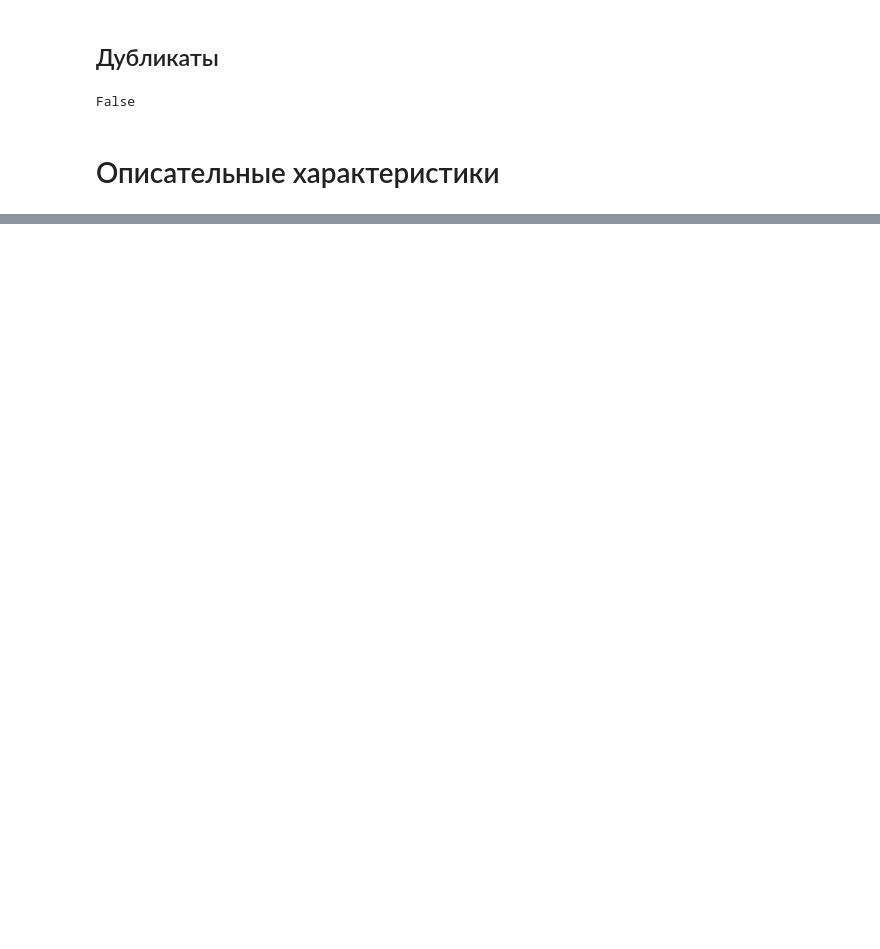
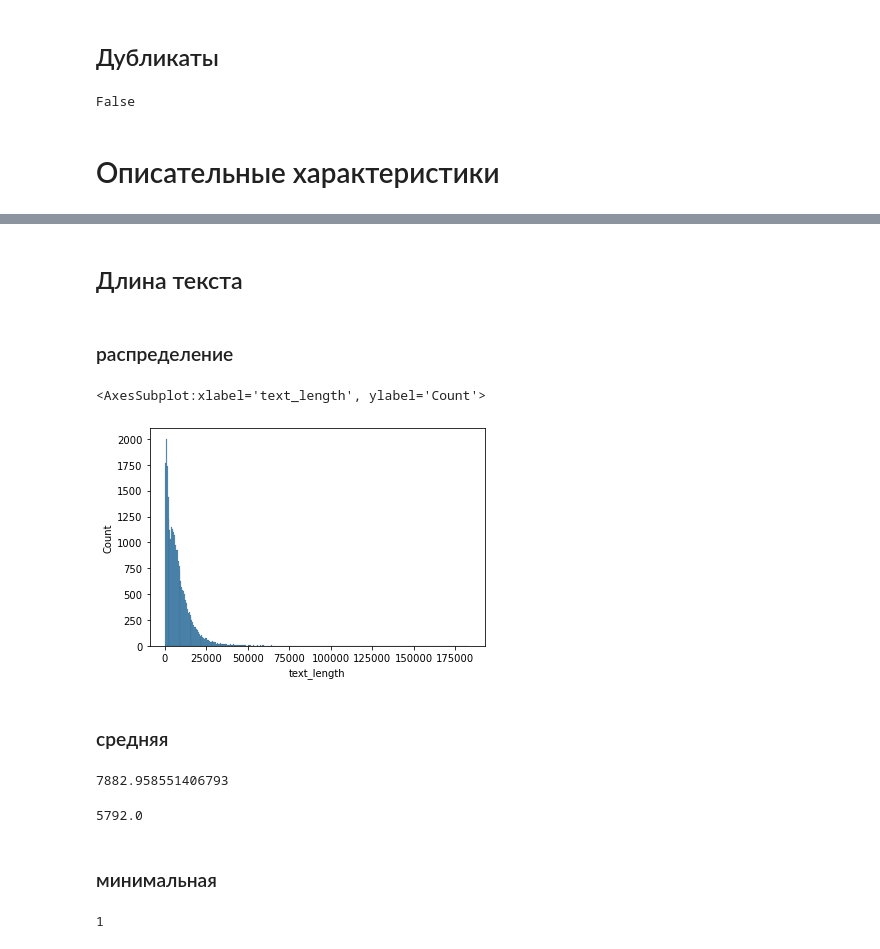
Before and after one commit to gelya01/hse-habr2024, a Jupyter notebook: eda.ipynb, the cells around one changed output, grey strips where cells are left out. Saved outputs shown, nothing was run; the diff lists cells and outputs as text; code cells hidden in the pictures; blank space fills up the shorter version.

```diff
--- a/eda.ipynb
+++ b/eda.ipynb
@@ -86,0 +198,3 @@ False
+# %%
+df_10 = pd.read_parquet('/Users/vitaly/Documents/1_Образование/Государственное/ВШЭ/Годовой проект/Датасеты/df_pos_tags_10.parquet',
+                        engine = 'pyarrow')
@@ -86,0 +240,4 @@ False
+# %% [markdown]
+## Длина текста
+# %% [markdown]
+### распределение
@@ -86,0 +246,21 @@ False
+# %%
+sns.histplot(df_10['text_length'])
+# %% [output]
+<AxesSubplot:xlabel='text_length', ylabel='Count'>
+[figure, added]
+# %% [markdown]
+### средняя
+# %%
+df_10['text_length'].mean()
+# %% [output]
+7882.958551406793
+# %%
+df_10['text_length'].median()
+# %% [output]
+5792.0
+# %% [markdown]
+### минимальная
+# %%
+df_10['text_length'].min()
+# %% [output]
+1
```
Also changed, not shown: parts of 62 cells of this notebook.
